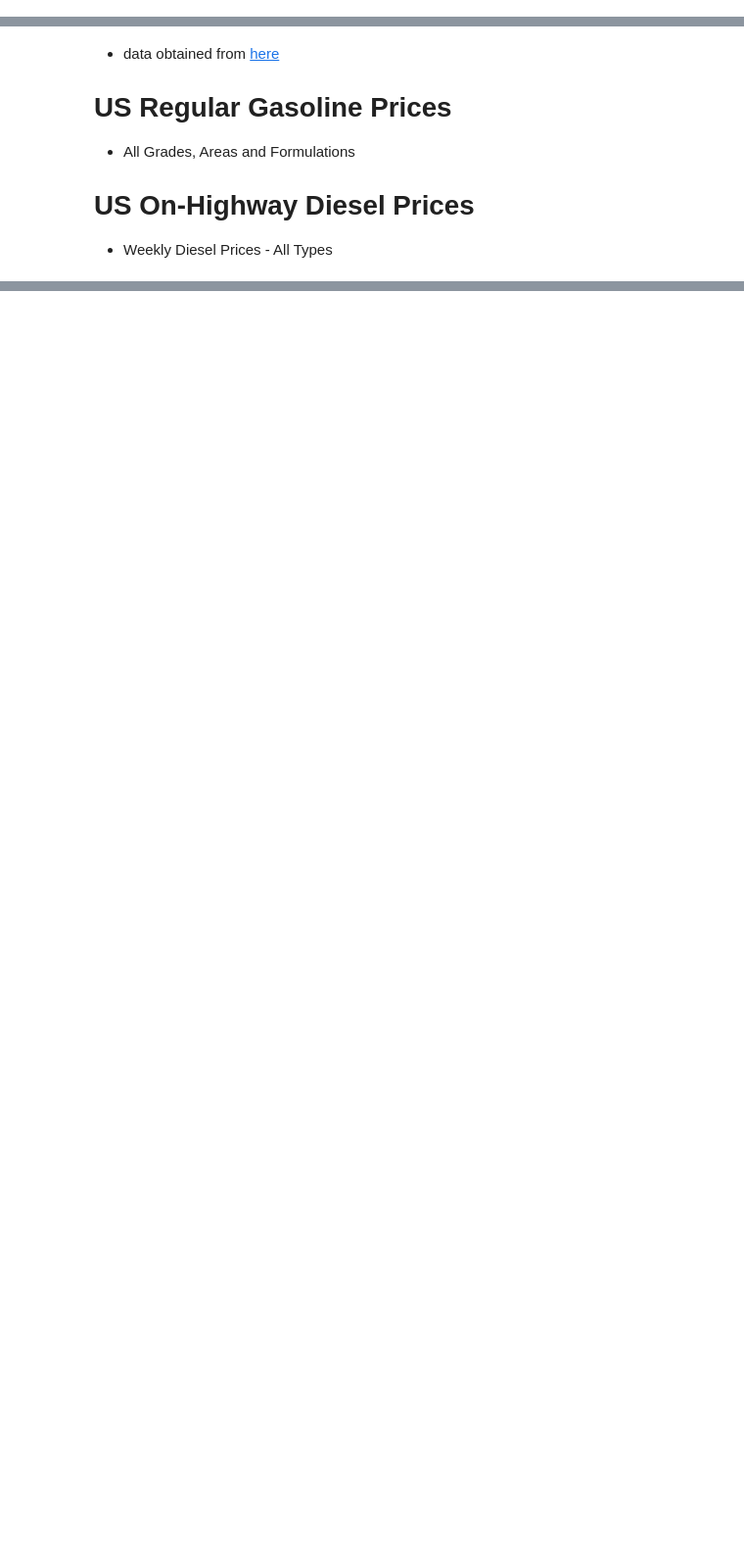
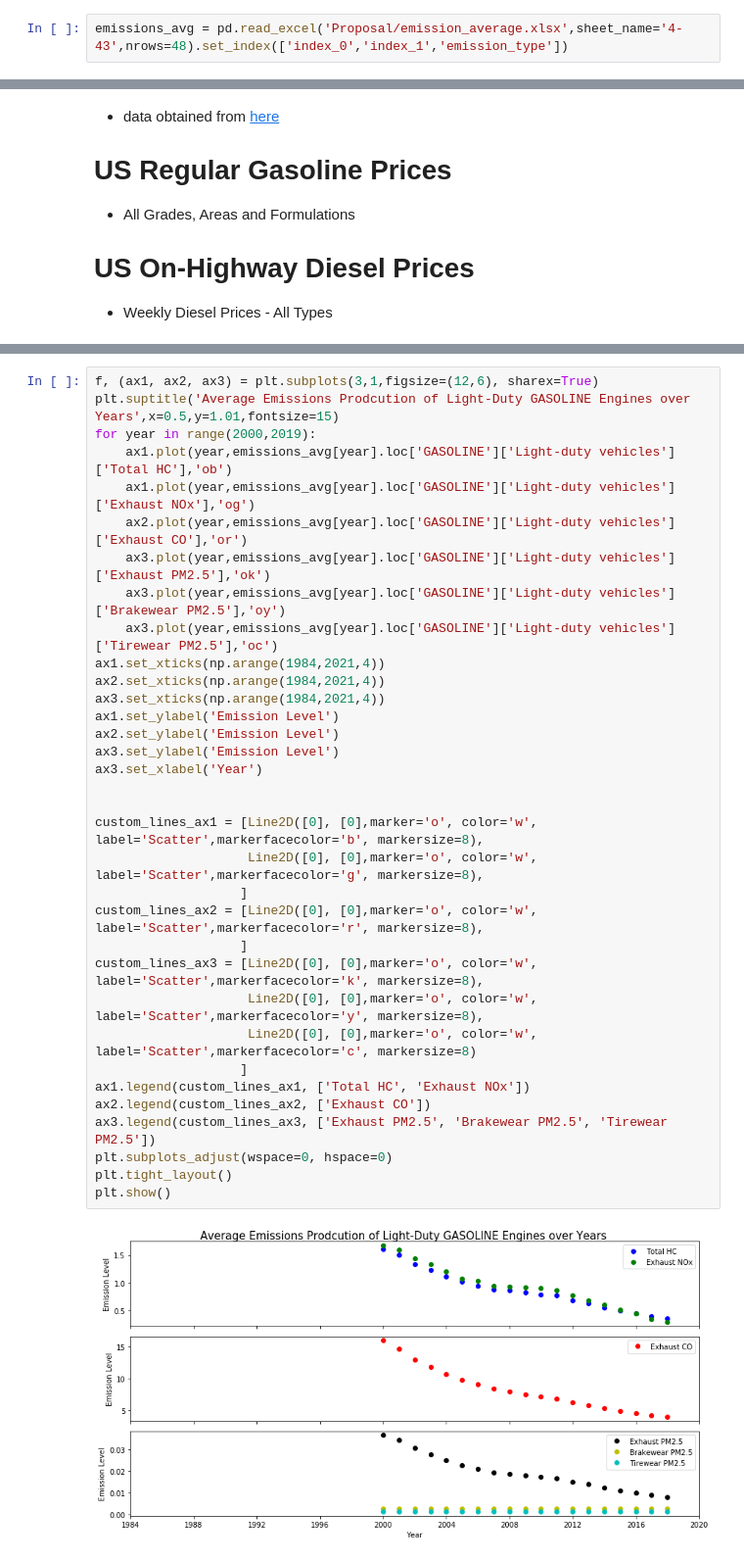
Before and after one commit to mashikhe/Project_Proposal, a Jupyter notebook: Proposal.ipynb, the cells around one changed output, grey strips where cells are left out. Shown at 98% size. Saved outputs shown, nothing was run; the diff lists cells and outputs as text; blank space fills up the shorter version.

```diff
--- a/Proposal.ipynb
+++ b/Proposal.ipynb
@@ -6,0 +29,2 @@ import datetime
+# %%
+emissions_avg = pd.read_excel('Proposal/emission_average.xlsx',sheet_name='4-43',nrows=48).set_index(['index_0','index_1','emission_type'])
@@ -146,0 +177,36 @@ plt.show()
+# %%
+f, (ax1, ax2, ax3) = plt.subplots(3,1,figsize=(12,6), sharex=True)
+plt.suptitle('Average Emissions Prodcution of Light-Duty GASOLINE Engines over Years',x=0.5,y=1.01,fontsize=15)
+for year in range(2000,2019):
+    ax1.plot(year,emissions_avg[year].loc['GASOLINE']['Light-duty vehicles']['Total HC'],'ob')
+    ax1.plot(year,emissions_avg[year].loc['GASOLINE']['Light-duty vehicles']['Exhaust NOx'],'og')
+    ax2.plot(year,emissions_avg[year].loc['GASOLINE']['Light-duty vehicles']['Exhaust CO'],'or')
+    ax3.plot(year,emissions_avg[year].loc['GASOLINE']['Light-duty vehicles']['Exhaust PM2.5'],'ok')
+    ax3.plot(year,emissions_avg[year].loc['GASOLINE']['Light-duty vehicles']['Brakewear PM2.5'],'oy')
+    ax3.plot(year,emissions_avg[year].loc['GASOLINE']['Light-duty vehicles']['Tirewear PM2.5'],'oc')
+ax1.set_xticks(np.arange(1984,2021,4))
+ax2.set_xticks(np.arange(1984,2021,4))
+ax3.set_xticks(np.arange(1984,2021,4))
+ax1.set_ylabel('Emission Level')
+ax2.set_ylabel('Emission Level')
+ax3.set_ylabel('Emission Level')
+ax3.set_xlabel('Year')
+
+
+custom_lines_ax1 = [Line2D([0], [0],marker='o', color='w', label='Scatter',markerfacecolor='b', markersize=8),
+                    Line2D([0], [0],marker='o', color='w', label='Scatter',markerfacecolor='g', markersize=8),
+                   ]
+custom_lines_ax2 = [Line2D([0], [0],marker='o', color='w', label='Scatter',markerfacecolor='r', markersize=8),
+                   ]
+custom_lines_ax3 = [Line2D([0], [0],marker='o', color='w', label='Scatter',markerfacecolor='k', markersize=8),
+                    Line2D([0], [0],marker='o', color='w', label='Scatter',markerfacecolor='y', markersize=8),
+                    Line2D([0], [0],marker='o', color='w', label='Scatter',markerfacecolor='c', markersize=8)
+                   ]
+ax1.legend(custom_lines_ax1, ['Total HC', 'Exhaust NOx'])
+ax2.legend(custom_lines_ax2, ['Exhaust CO'])
+ax3.legend(custom_lines_ax3, ['Exhaust PM2.5', 'Brakewear PM2.5', 'Tirewear PM2.5'])
+plt.subplots_adjust(wspace=0, hspace=0)
+plt.tight_layout()
+plt.show()
+# %% [output]
+[figure, added]
```
Also changed, not shown: parts of 8 cells of this notebook.
